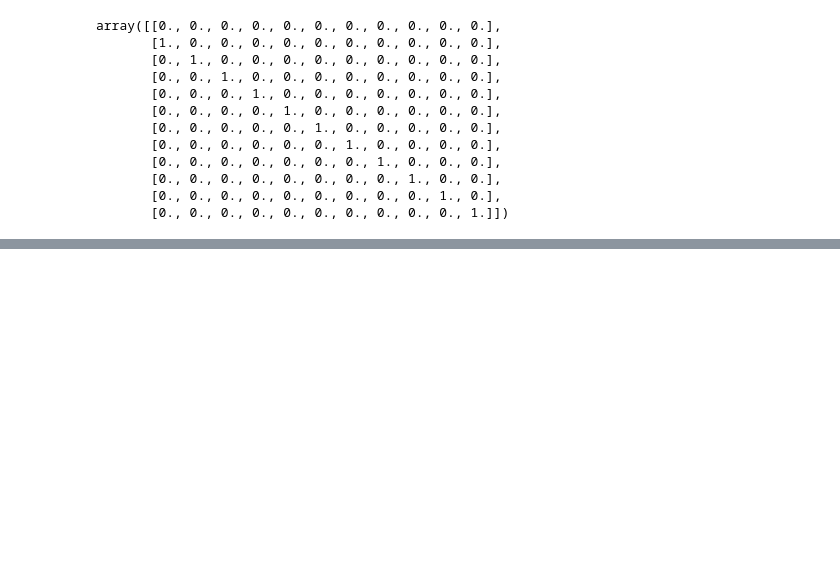
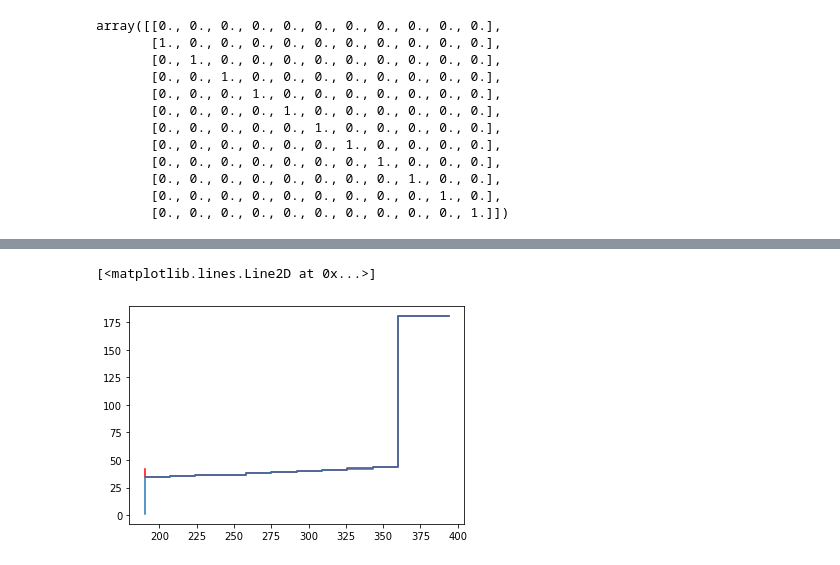
Before and after one commit to luisdelpozo/TFM, a Jupyter notebook: TFM_MVP_v1.ipynb, the cells around one changed output, grey strips where cells are left out. Cells and saved outputs as stored; diff of their text form; code cells hidden in the pictures; blank space fills up the shorter version.

```diff
--- a/TFM_MVP_v1.ipynb
+++ b/TFM_MVP_v1.ipynb
@@ -563,0 +611,4 @@ array([[0., 0., 0., 0., 0., 0., 0., 0., 0., 0., 0.],
+# %%
+#Example with k-neighbors regression
+
+example_y_pred_kneig = reg_kneig.predict(example_X)
@@ -563,0 +625,6 @@ array([[0., 0., 0., 0., 0., 0., 0., 0., 0., 0., 0.],
+# %%
+plt.plot(example['Energy_tot'], example_y_pred_kneig, drawstyle='steps', label='steps (=steps-pre)', color='red')
+plot_bid_curve('2020-8-16',18)
+# %% [output]
+[<matplotlib.lines.Line2D at 0x...>]
+[figure, added]
```
Also changed, not shown: parts of 46 cells of this notebook.
